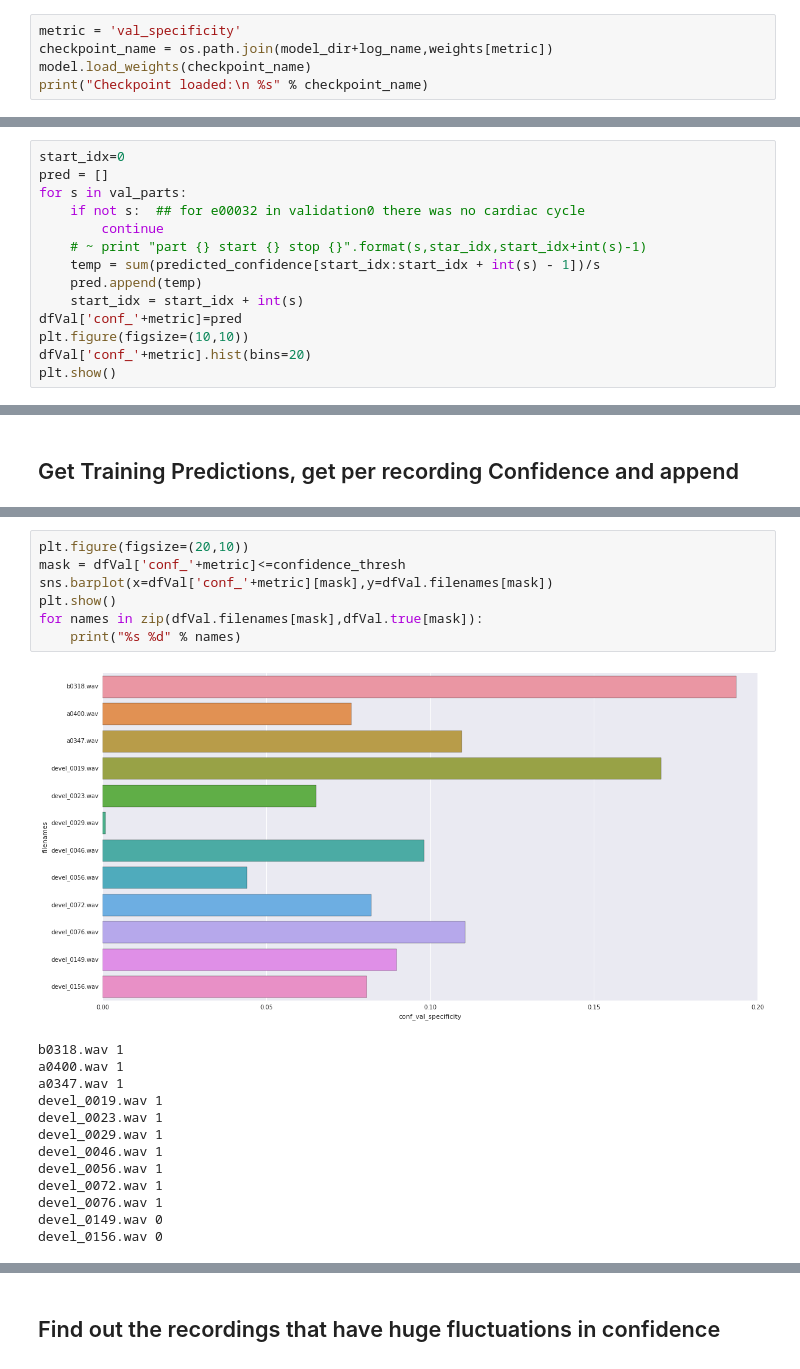
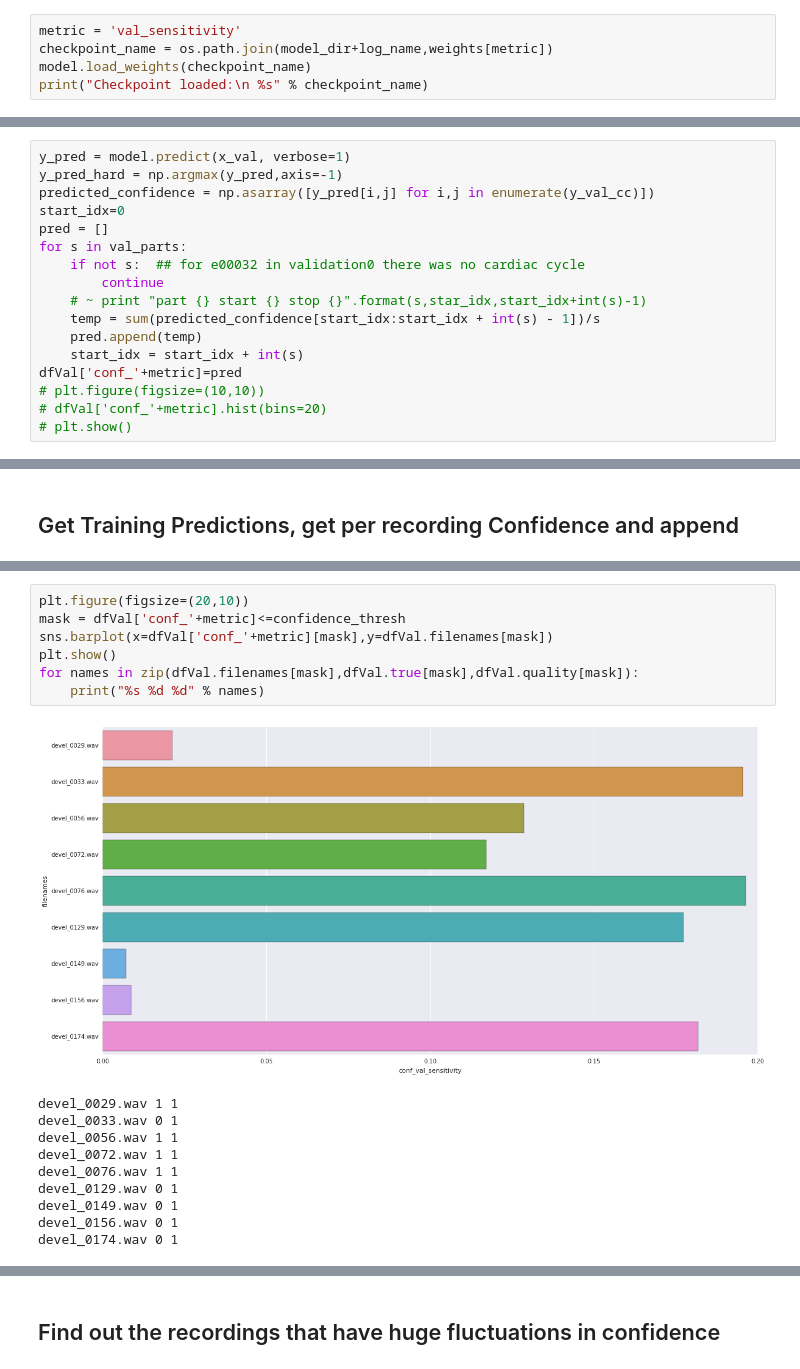
Before and after one commit to AhmedImtiazPrio/heartnet, a Jupyter notebook: codes/eval.ipynb, the cells around one changed output, grey strips where cells are left out. Saved outputs shown, nothing was run; the diff lists cells and outputs as text.

Commit message:
exploring statistics of model performance

```diff
--- a/codes/eval.ipynb
+++ b/codes/eval.ipynb
@@ -204,7 +268,7 @@ Best Specificity model: 0.81280783773           weights.0127-0.7633.hdf5
 Best Macc model: 0.825920451026                 weights.0142-0.8053.hdf5
 Best Val model: 0.83624524541                   weights.0161-0.8362.hdf5
 # %%
-metric = 'val_specificity'
+metric = 'val_sensitivity'
 checkpoint_name = os.path.join(model_dir+log_name,weights[metric])
 model.load_weights(checkpoint_name)
 print("Checkpoint loaded:\n %s" % checkpoint_name)
@@ -227,4 +280,7 @@ predicted_confidence = np.asarray([y_pred[i,j] for i,j in zip(range(len(y_pred))
 # %%
+y_pred = model.predict(x_val, verbose=1)
+y_pred_hard = np.argmax(y_pred,axis=-1)
+predicted_confidence = np.asarray([y_pred[i,j] for i,j in enumerate(y_val_cc)])
 start_idx=0
 pred = []
 for s in val_parts:
@@ -235,7 +291,7 @@ for s in val_parts:
     pred.append(temp)
     start_idx = start_idx + int(s)
 dfVal['conf_'+metric]=pred
-plt.figure(figsize=(10,10))
-dfVal['conf_'+metric].hist(bins=20)
-plt.show()
+# plt.figure(figsize=(10,10))
+# dfVal['conf_'+metric].hist(bins=20)
+# plt.show()
 # %% [output]
@@ -272,24 +325,21 @@ plt.show()
 # %%
 plt.figure(figsize=(20,10))
 mask = dfVal['conf_'+metric]<=confidence_thresh
 sns.barplot(x=dfVal['conf_'+metric][mask],y=dfVal.filenames[mask])
 plt.show()
-for names in zip(dfVal.filenames[mask],dfVal.true[mask]):
-    print("%s %d" % names)
+for names in zip(dfVal.filenames[mask],dfVal.true[mask],dfVal.quality[mask]):
+    print("%s %d %d" % names)
 # %% [output]
-[figure, old version]
+[figure, new version]
-b0318.wav 1
-a0400.wav 1
-a0347.wav 1
-devel_0019.wav 1
-devel_0023.wav 1
-devel_0029.wav 1
-devel_0046.wav 1
-devel_0056.wav 1
-devel_0072.wav 1
-devel_0076.wav 1
-devel_0149.wav 0
-devel_0156.wav 0
+devel_0029.wav 1 1
+devel_0033.wav 0 1
+devel_0056.wav 1 1
+devel_0072.wav 1 1
+devel_0076.wav 1 1
+devel_0129.wav 0 1
+devel_0149.wav 0 1
+devel_0156.wav 0 1
+devel_0174.wav 0 1
 # %%
 plt.figure(figsize=(20,10))
 mask = dfTrain['conf_'+metric]<=confidence_thresh
```
Also changed, not shown: parts of 27 cells of this notebook, 1 other file.
